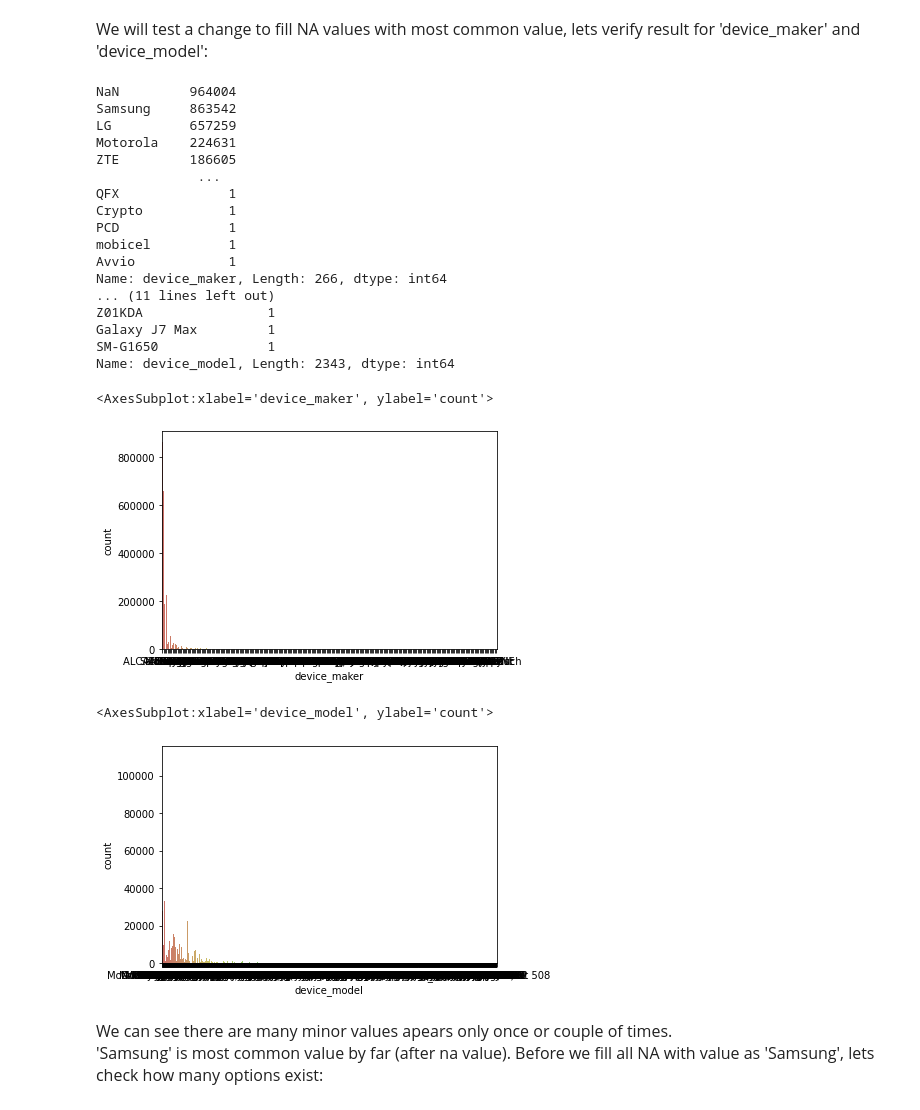
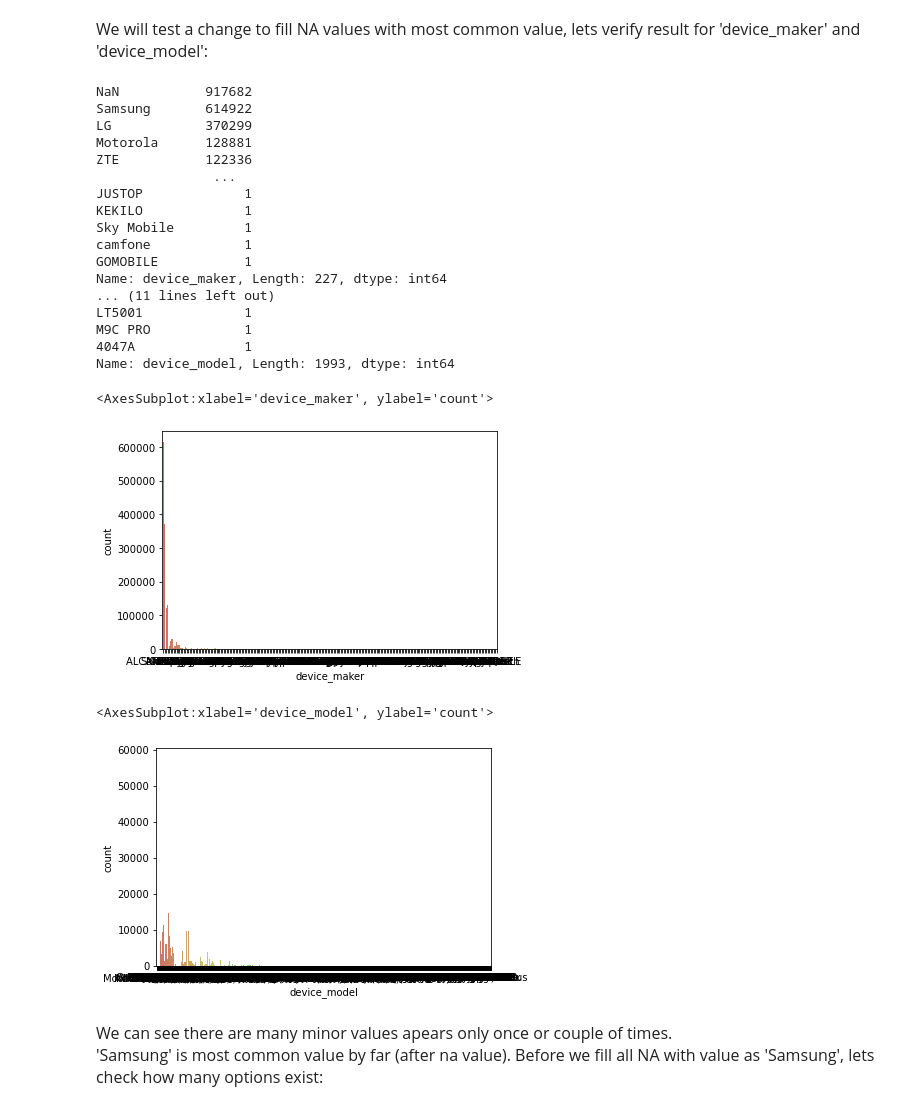
Before and after one commit to yoavhenig/AI-course, a Jupyter notebook: Final Project1-yhenig.ipynb, the cells around one changed output. Drawn from its saved outputs; the diff is of its cells as text; code cells hidden in the pictures.

```diff
--- a/Final Project1-yhenig.ipynb
+++ b/Final Project1-yhenig.ipynb
@@ -69,0 +92,2 @@ app
+# %%
+data['local_time'] = data.apply(lambda row: pd.Timestamp(row['utc_time'], unit='ms', tz=row['time_zone']), axis=1)
@@ -69,0 +106,5 @@ app
+# %%
+data.drop(['marketplace'], axis=1, inplace=True)
+# %%
+data.sort_values(by=['bidid', 'click']).drop_duplicates(subset=['bidid'], keep='last', inplace=True)
+data.head()
@@ -69,0 +140,5 @@ app
+# %%
+sprt_time = pd.Timestamp('2018-10-19 07:24:53.941000-05:00')
+train = data[data['local_time'] <= sprt_time]
+test = data[data['local_time'] > sprt_time]
+train.sample(4)
@@ -144,38 +227,38 @@ dtype: int64
 <p style="line-height:1.75;font-size:16px">
 We will test a change to fill NA values with most common value, lets verify result for 'device_maker' and 'device_model':
 # %%
-print(data.device_maker.value_counts(dropna=False))
+print(train.device_maker.value_counts(dropna=False))
 print('\n'+'~'*40+'\n')
-print(data.device_model.value_counts(dropna=False))
+print(train.device_model.value_counts(dropna=False))
 # %% [output]
-NaN         964004
-Samsung     863542
-LG          657259
-Motorola    224631
-ZTE         186605
-             ...
-QFX              1
-Crypto           1
-PCD              1
-mobicel          1
-Avvio            1
-Name: device_maker, Length: 266, dtype: int64
+NaN           917682
+Samsung       614922
+LG            370299
+Motorola      128881
+ZTE           122336
+               ...
+JUSTOP             1
+KEKILO             1
+Sky Mobile         1
+camfone            1
+GOMOBILE           1
+Name: device_maker, Length: 227, dtype: int64
 ... (11 lines left out)
-Z01KDA                1
-Galaxy J7 Max         1
-SM-G1650              1
-Name: device_model, Length: 2343, dtype: int64
+LT5001             1
+M9C PRO            1
+4047A              1
+Name: device_model, Length: 1993, dtype: int64
 # %%
 import seaborn as sns
-sns.countplot(x='device_maker', data=data, palette='hls')
+sns.countplot(x='device_maker', data=train, palette='hls')
 # %% [output]
 <AxesSubplot:xlabel='device_maker', ylabel='count'>
-[figure, old version]
+[figure, new version]
 # %%
-sns.countplot(x='device_model', data=data, palette='hls')
+sns.countplot(x='device_model', data=train, palette='hls')
 # %% [output]
 <AxesSubplot:xlabel='device_model', ylabel='count'>
-[figure, old version]
+[figure, new version]
 # %% [markdown]
 <p style="line-height:1.75;font-size:16px">
 We can see there are many minor values apears only once or couple of times.<br>
```
Also changed, not shown: parts of 60 cells of this notebook.
